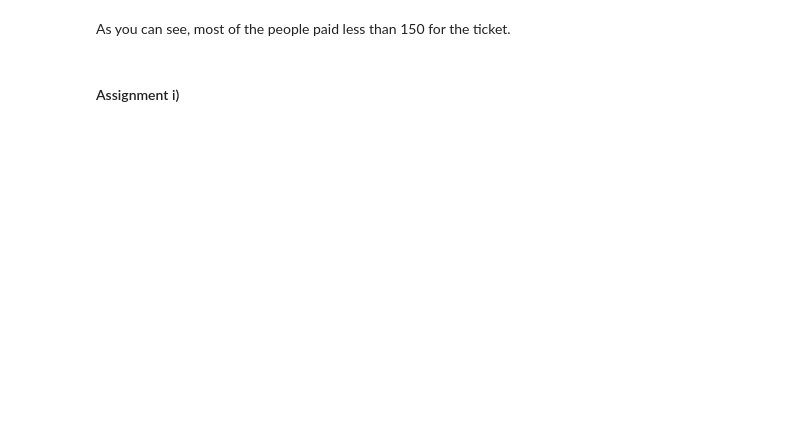
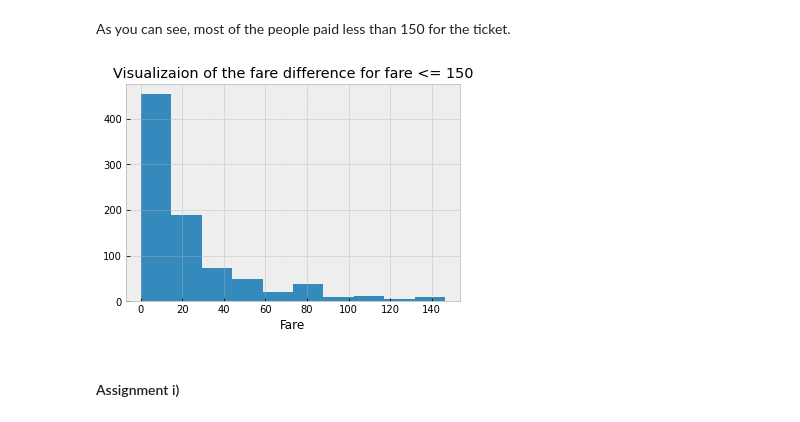
Before and after one commit to Ringo31/ml-1dl034-public-assignments, a Jupyter notebook: Assignments/Practical/PracticalNotebook2.ipynb, the cells around one changed output. Cells and saved outputs as stored; diff of their text form; code cells hidden in the pictures; blank space fills up the shorter version.

```diff
--- a/Assignments/Practical/PracticalNotebook2.ipynb
+++ b/Assignments/Practical/PracticalNotebook2.ipynb
@@ -362,8 +434,14 @@ As you can see, most of the people paid less than 150 for the ticket.
 # %%
 # ASSIGNMENT:
 # Plot a histogram over the people who paid less than, or equal to, 150.
 
-# YOUR CODE HERE
+fare = df[df['Fare'] <= 150]['Fare']
+plt.hist(fare)
+plt.xlabel("Fare")
+plt.title("Visualizaion of the fare difference for fare <= 150")
+plt.show()
+# %% [output]
+[figure, added]
 # %% [markdown]
 #### Assignment i)
 # %%
```
Also changed, not shown: parts of 17 cells of this notebook.
